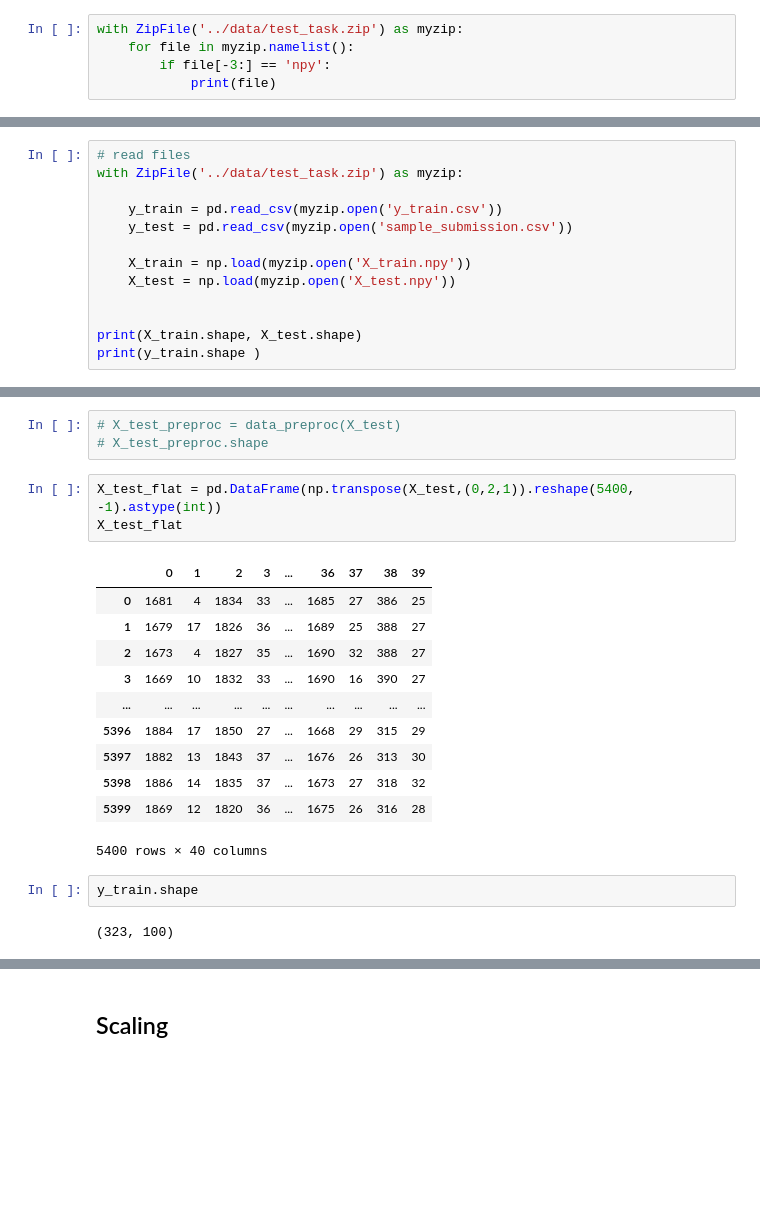
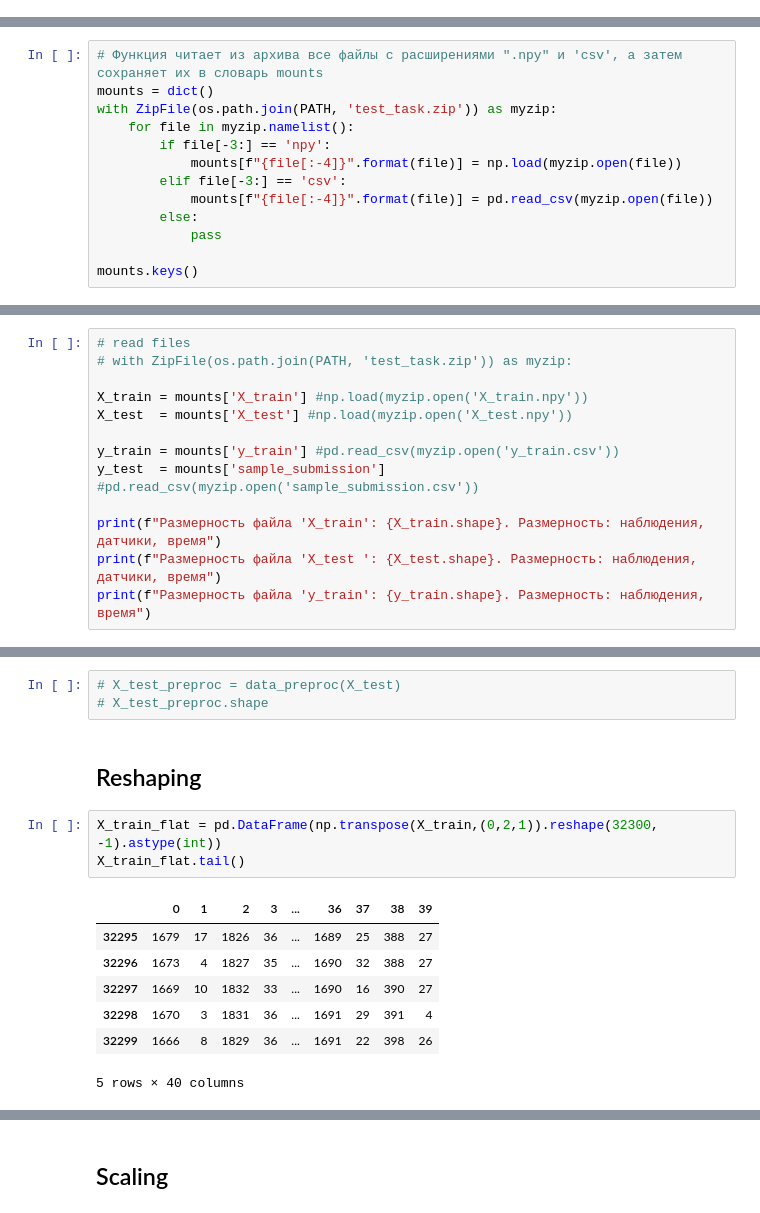
Before and after one commit to gesture-classification/test_task, a Jupyter notebook: notebooks/Project.ipynb, the cells around one changed output, grey strips where cells are left out. Cells and saved outputs as stored; diff of their text form; blank space fills up the shorter version.

```diff
--- a/notebooks/Project.ipynb
+++ b/notebooks/Project.ipynb
@@ -97,8 +103,3 @@ np.random.seed(seed_value)
 | "6"  |  сгиб большого пальца |
 | "7"  |  жест "ok" |
 | "8"  |  жест "grab" |
-# %%
-with ZipFile('../data/test_task.zip') as myzip:
-    for file in myzip.namelist():
-        if file[-3:] == 'npy':
-            print(file)
@@ -107,0 +106,13 @@ X_train.npy
+# %%
+# Функция читает из архива все файлы с расширениями ".npy" и 'csv', а затем сохраняет их в словарь mounts
+mounts = dict()
+with ZipFile(os.path.join(PATH, 'test_task.zip')) as myzip:
+    for file in myzip.namelist():
+        if file[-3:] == 'npy':
+            mounts[f"{file[:-4]}".format(file)] = np.load(myzip.open(file))
+        elif file[-3:] == 'csv':
+            mounts[f"{file[:-4]}".format(file)] = pd.read_csv(myzip.open(file))
+        else:
+            pass
+
+mounts.keys()
@@ -108,14 +121,14 @@ X_train.npy
 # %%
 # read files
-with ZipFile('../data/test_task.zip') as myzip:
+# with ZipFile(os.path.join(PATH, 'test_task.zip')) as myzip:
 
-    y_train = pd.read_csv(myzip.open('y_train.csv'))
-    y_test = pd.read_csv(myzip.open('sample_submission.csv'))
+X_train = mounts['X_train'] #np.load(myzip.open('X_train.npy'))
+X_test  = mounts['X_test'] #np.load(myzip.open('X_test.npy'))
 
-    X_train = np.load(myzip.open('X_train.npy'))
-    X_test = np.load(myzip.open('X_test.npy'))
+y_train = mounts['y_train'] #pd.read_csv(myzip.open('y_train.csv'))
+y_test  = mounts['sample_submission'] #pd.read_csv(myzip.open('sample_submission.csv'))
 
-
-print(X_train.shape, X_test.shape)
-print(y_train.shape )
+print(f"Размерность файла 'X_train': {X_train.shape}. Размерность: наблюдения, датчики, время")
+print(f"Размерность файла 'X_test ': {X_test.shape}. Размерность: наблюдения, датчики, время")
+print(f"Размерность файла 'y_train': {y_train.shape}. Размерность: наблюдения, время")
 # %% [output]
@@ -238,22 +223,16 @@ X_train_flat
 # %%
 # X_test_preproc = data_preproc(X_test)
 # X_test_preproc.shape
+# %% [markdown]
+## Reshaping
 # %%
-X_test_flat = pd.DataFrame(np.transpose(X_test,(0,2,1)).reshape(5400, -1).astype(int))
-X_test_flat
+X_train_flat = pd.DataFrame(np.transpose(X_train,(0,2,1)).reshape(32300, -1).astype(int))
+X_train_flat.tail()
 # %% [output]
 |  | 0 | 1 | 2 | 3 | ... | 36 | 37 | 38 | 39 |
-| 0 | 1681 | 4 | 1834 | 33 | ... | 1685 | 27 | 386 | 25 |
-| 1 | 1679 | 17 | 1826 | 36 | ... | 1689 | 25 | 388 | 27 |
-| 2 | 1673 | 4 | 1827 | 35 | ... | 1690 | 32 | 388 | 27 |
-| 3 | 1669 | 10 | 1832 | 33 | ... | 1690 | 16 | 390 | 27 |
-| ... | ... | ... | ... | ... | ... | ... | ... | ... | ... |
-| 5396 | 1884 | 17 | 1850 | 27 | ... | 1668 | 29 | 315 | 29 |
-| 5397 | 1882 | 13 | 1843 | 37 | ... | 1676 | 26 | 313 | 30 |
-| 5398 | 1886 | 14 | 1835 | 37 | ... | 1673 | 27 | 318 | 32 |
-| 5399 | 1869 | 12 | 1820 | 36 | ... | 1675 | 26 | 316 | 28 |
+| 32295 | 1679 | 17 | 1826 | 36 | ... | 1689 | 25 | 388 | 27 |
+| 32296 | 1673 | 4 | 1827 | 35 | ... | 1690 | 32 | 388 | 27 |
+| 32297 | 1669 | 10 | 1832 | 33 | ... | 1690 | 16 | 390 | 27 |
+| 32298 | 1670 | 3 | 1831 | 36 | ... | 1691 | 29 | 391 | 4 |
+| 32299 | 1666 | 8 | 1829 | 36 | ... | 1691 | 22 | 398 | 26 |
-5400 rows × 40 columns
+5 rows × 40 columns
-# %%
-y_train.shape
-# %% [output]
-(323, 100)
```
Also changed, not shown: parts of 66 cells of this notebook.
